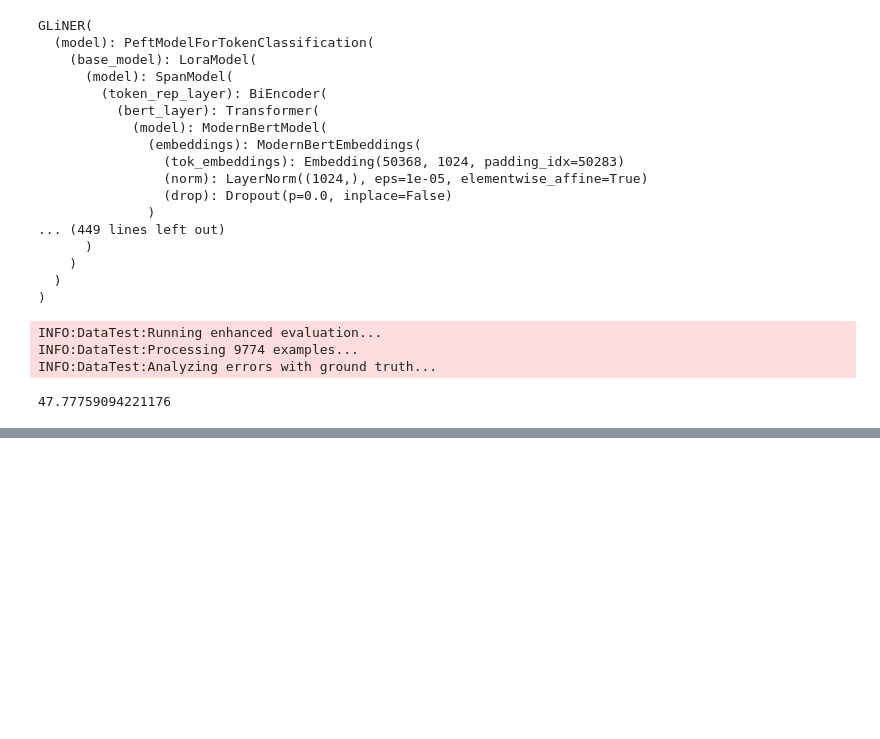
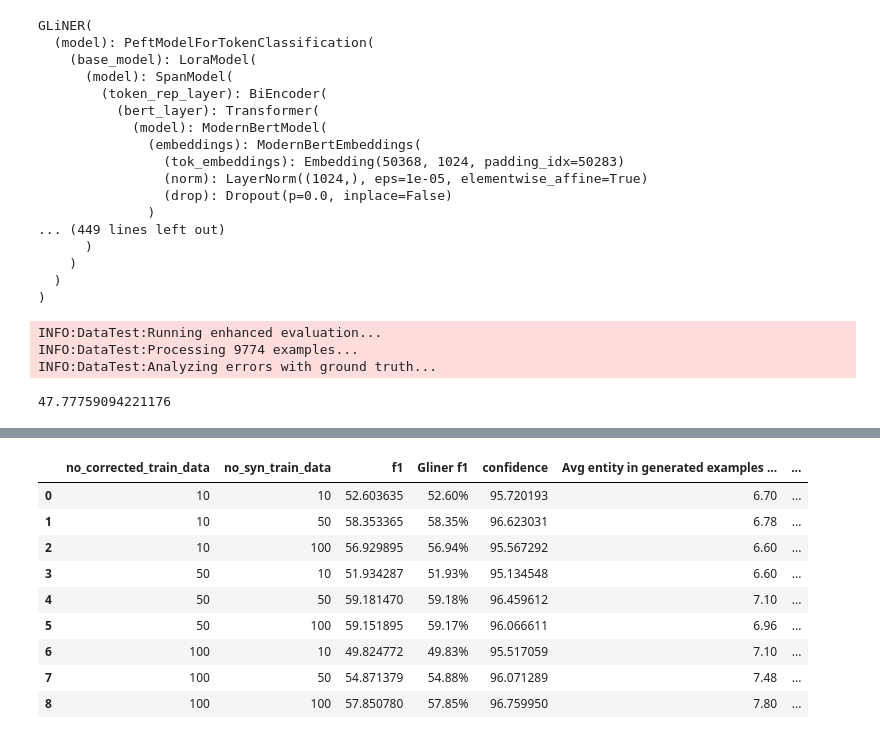
Before and after one commit to dcrey7/active_gliner, a Jupyter notebook: notebooks/test8_mistral.ipynb, the cells around one changed output, grey strips where cells are left out. Cells and saved outputs as stored; diff of their text form; code cells hidden in the pictures; blank space fills up the shorter version.

```diff
--- a/notebooks/test8_mistral.ipynb
+++ b/notebooks/test8_mistral.ipynb
@@ -839,0 +834,17 @@ plt.show()
+# %%
+display(final_no_correct_examples_df)
+
+import pickle
+with open('../results/mistral/mistral_test1.pkl', 'wb') as file:
+    pickle.dump(final_no_correct_examples_df, file)
+# %% [output]
+|  | no_corrected_train_data | no_syn_train_data | f1 | Gliner f1 | confidence | Avg entity in generated examples ... | ... |
+| 0 | 10 | 10 | 52.603635 | 52.60% | 95.720193 | 6.70 | ... |
+| 1 | 10 | 50 | 58.353365 | 58.35% | 96.623031 | 6.78 | ... |
+| 2 | 10 | 100 | 56.929895 | 56.94% | 95.567292 | 6.60 | ... |
+| 3 | 50 | 10 | 51.934287 | 51.93% | 95.134548 | 6.60 | ... |
+| 4 | 50 | 50 | 59.181470 | 59.18% | 96.459612 | 7.10 | ... |
+| 5 | 50 | 100 | 59.151895 | 59.17% | 96.066611 | 6.96 | ... |
+| 6 | 100 | 10 | 49.824772 | 49.83% | 95.517059 | 7.10 | ... |
+| 7 | 100 | 50 | 54.871379 | 54.88% | 96.071289 | 7.48 | ... |
+| 8 | 100 | 100 | 57.850780 | 57.85% | 96.759950 | 7.80 | ... |
```
Also changed, not shown: parts of 8 cells of this notebook, 10 other files.
